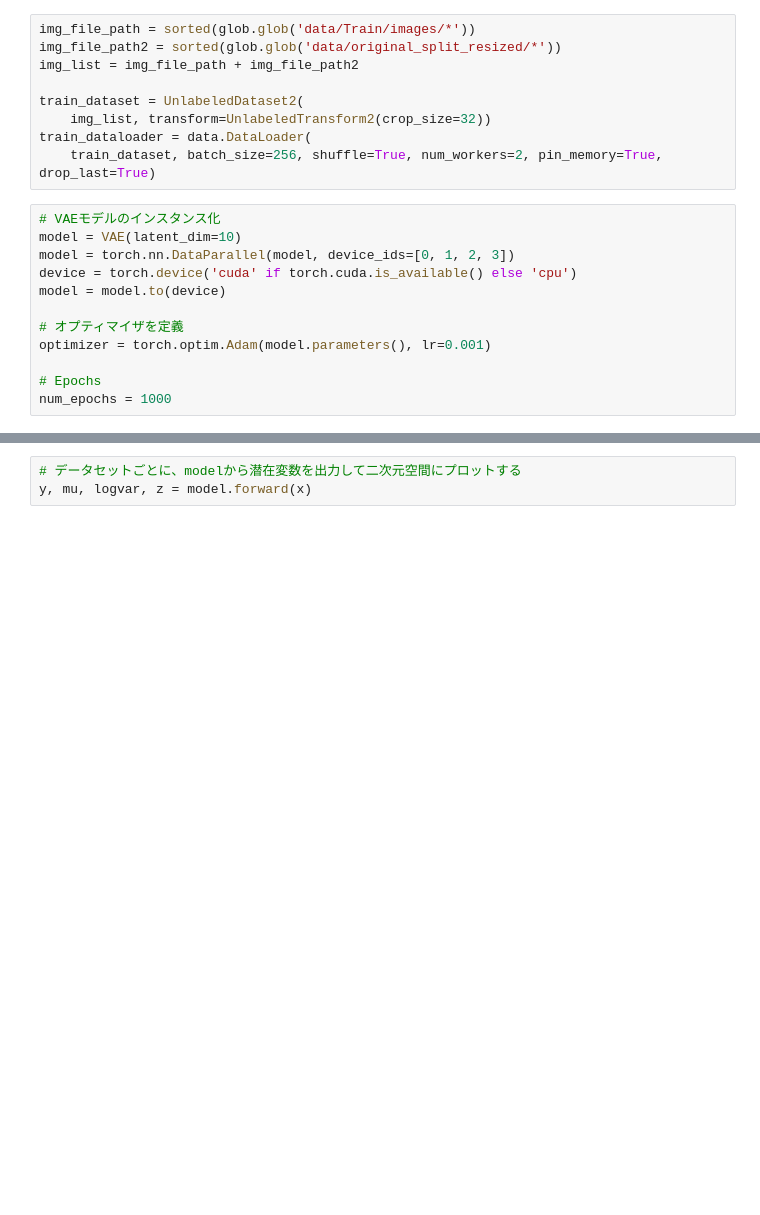
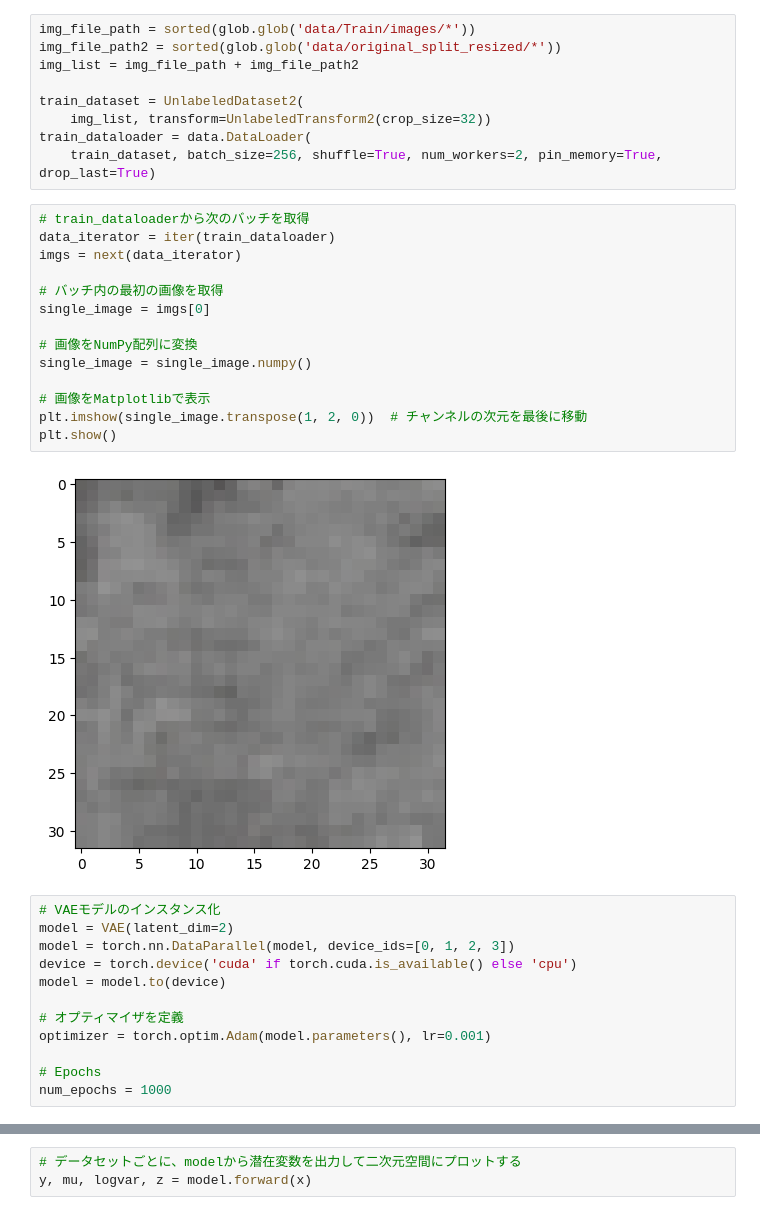
Before and after one commit to toshimickey/domain-adaptation-for-crack-segmentation, a Jupyter notebook: plot_domainshift.ipynb, the cells around one changed output, grey strips where cells are left out. Cells and saved outputs as stored; diff of their text form; blank space fills up the shorter version.

Commit message:
train vae2

```diff
--- a/plot_domainshift.ipynb
+++ b/plot_domainshift.ipynb
@@ -17,9 +38,25 @@ train_dataset = UnlabeledDataset2(
     img_list, transform=UnlabeledTransform2(crop_size=32))
 train_dataloader = data.DataLoader(
     train_dataset, batch_size=256, shuffle=True, num_workers=2, pin_memory=True, drop_last=True)
+# %%
+# train_dataloaderから次のバッチを取得
+data_iterator = iter(train_dataloader)
+imgs = next(data_iterator)
+
+# バッチ内の最初の画像を取得
+single_image = imgs[0]
+
+# 画像をNumPy配列に変換
+single_image = single_image.numpy()
+
+# 画像をMatplotlibで表示
+plt.imshow(single_image.transpose(1, 2, 0))  # チャンネルの次元を最後に移動
+plt.show()
+# %% [output]
+[figure, added]
 # %%
 # VAEモデルのインスタンス化
-model = VAE(latent_dim=10)
+model = VAE(latent_dim=2)
 model = torch.nn.DataParallel(model, device_ids=[0, 1, 2, 3])
 device = torch.device('cuda' if torch.cuda.is_available() else 'cpu')
 model = model.to(device)
```
Also changed, not shown: parts of 5 cells of this notebook, 2 other files.
